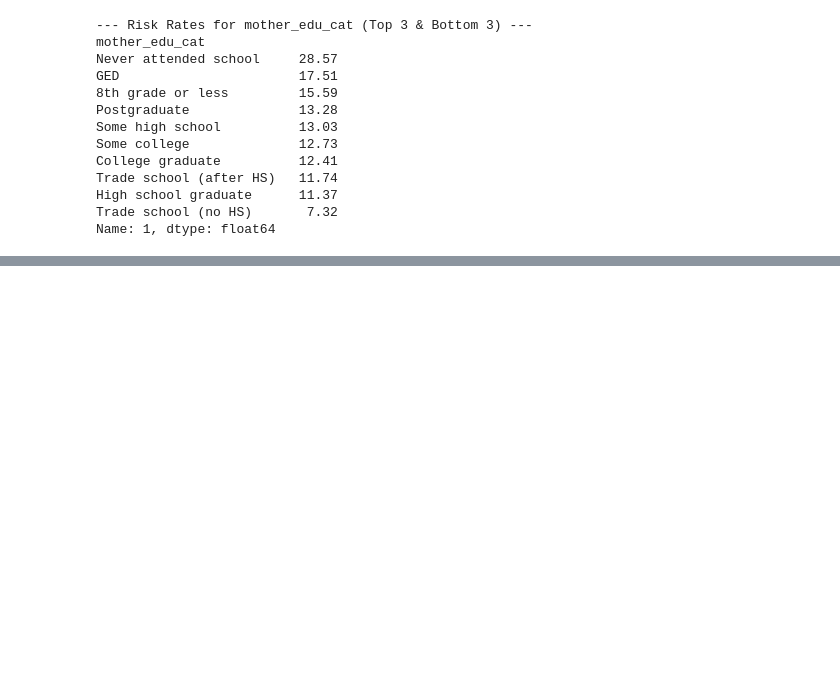
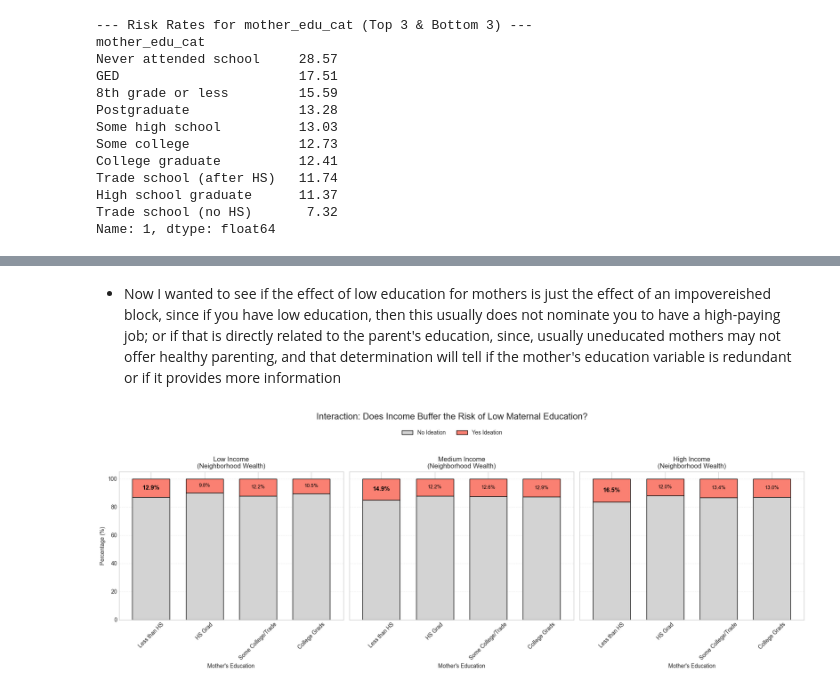
Before and after one commit to usef1ens/Suicide-Prediction, a Jupyter notebook: DataAnalysis.ipynb, the cells around one changed output, grey strips where cells are left out. Cells and saved outputs as stored; diff of their text form; code cells hidden in the pictures; blank space fills up the shorter version.

```diff
--- a/DataAnalysis.ipynb
+++ b/DataAnalysis.ipynb
@@ -1030,0 +1253,53 @@ plt.show()
+# %% [markdown]
+- Now I wanted to see if the effect of low education for mothers is just the effect of an impovereished block, since if you have low education, then this usually does not nominate you to have a high-paying job; or if that is directly related to the parent's education, since, usually uneducated mothers may not offer healthy parenting, and that determination will tell if the mother's education variable is redundant or
+if it provides more information
+# %%
+groups = ['Low Income', 'Medium Income', 'High Income']
+custom_order = ['Less than HS', 'HS Grad', 'Some College/Trade', 'College Grads']
+
+fig, axes = plt.subplots(1, 3, figsize=(18, 6), sharey=True)
+
+# 4. Loop through Income Groups
+for i, group in enumerate(groups):
+    # Filter for this income group
+    subset = eda_df[eda_df['Income_Group'] == group]
+
+    # Create Cross-Tabulation (Risk %)
+    if not subset.empty:
+        ct = pd.crosstab(subset['mother_edu_grouped'], subset['suicidal_ideation'], normalize='index') * 100
+
+        # Reorder rows so "Less than HS" is always first/left
+        ct = ct.reindex(custom_order)
+
+        # Plot
+        ct.plot(kind='bar', stacked=True, color=['lightgray', 'salmon'],
+                ax=axes[i], edgecolor='black', width=0.7, legend=False)
+
+        # Add Percentage Labels
+        for n, x in enumerate(ct.index):
+            if 1 in ct.columns:
+                risk_pct = ct.loc[x, 1]
+                # Highlight the "Less than HS" bar specifically
+                if x == 'Less than HS':
+                    axes[i].text(n, 100 - (risk_pct/2), f'{risk_pct:.1f}%',
+                                 ha='center', va='center', color='black', fontweight='bold', fontsize=11)
+                elif risk_pct > 2:
+                    axes[i].text(n, 100 - (risk_pct/2), f'{risk_pct:.1f}%',
+                                 ha='center', va='center', color='black', fontsize=9)
+
+    # Styling
+    axes[i].set_title(f'{group}\n(Neighborhood Wealth)')
+    axes[i].set_xlabel("Mother's Education")
+    axes[i].tick_params(axis='x', rotation=45)
+    axes[i].grid(axis='y', linestyle='--', alpha=0.3)
+
+# Common Labels
+axes[0].set_ylabel('Percentage (%)')
+handles, labels = axes[0].get_legend_handles_labels()
+fig.legend(handles, ['No Ideation', 'Yes Ideation'], loc='upper center', bbox_to_anchor=(0.5, 1.05), ncol=2)
+
+plt.suptitle("Interaction: Does Income Buffer the Risk of Low Maternal Education?", y=1.1, fontsize=16)
+plt.tight_layout()
+plt.show()
+# %% [output]
+[figure, added]
```
Also changed, not shown: parts of 50 cells of this notebook, 1 other file.
